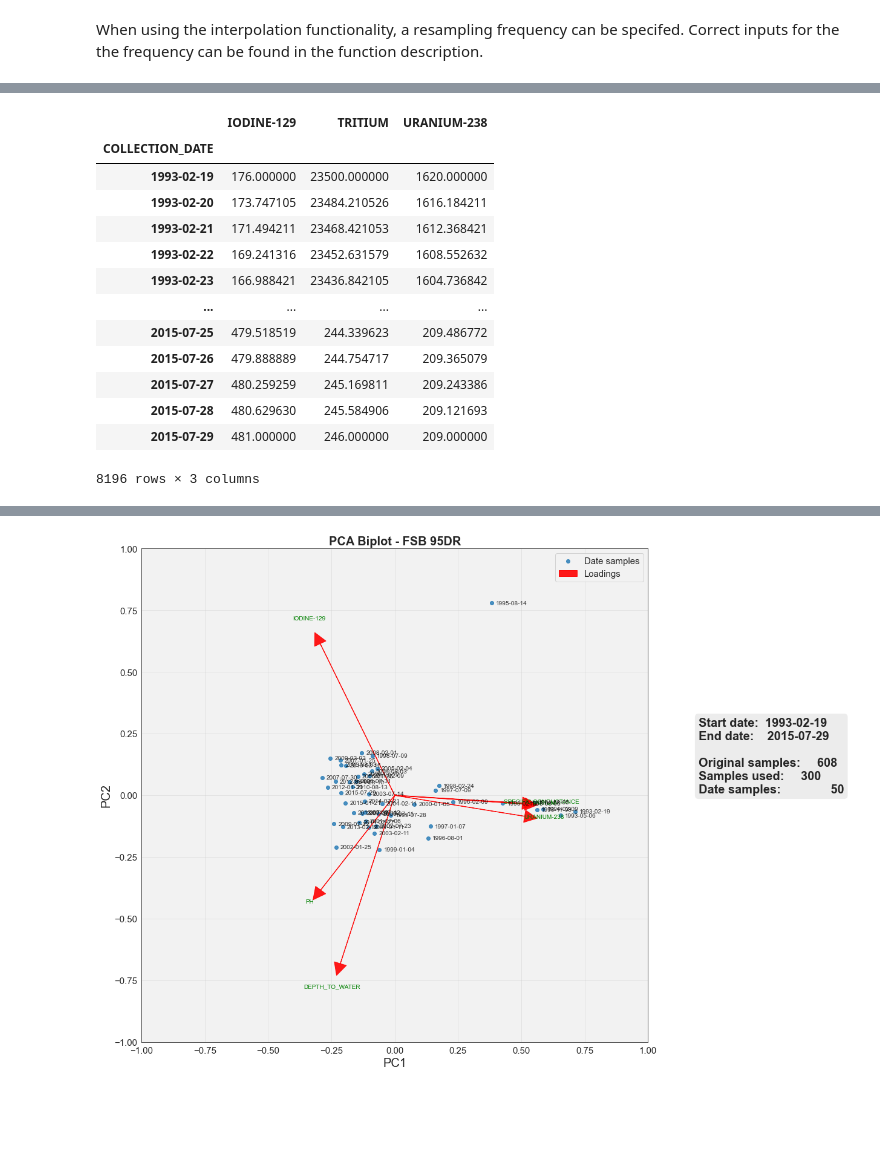
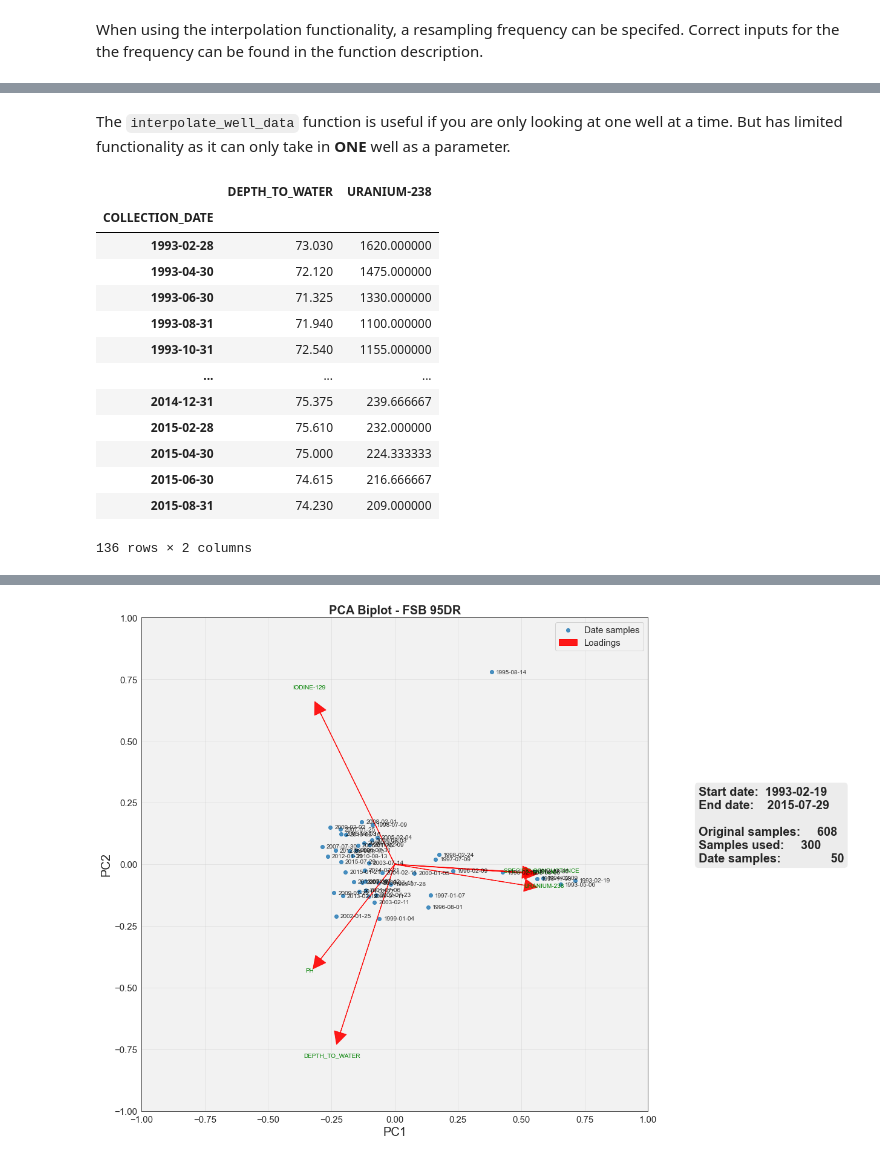
Before and after one commit to AurelienMeray/pylenm, a Jupyter notebook: demo/Guide - pyLEnM package.ipynb, the cells around one changed output, grey strips where cells are left out. Drawn from its saved outputs; the diff is of its cells as text; code cells hidden in the pictures; blank space fills up the shorter version.

Commit message:
updated interpolation function

```diff
--- a/demo/Guide - pyLEnM package.ipynb
+++ b/demo/Guide - pyLEnM package.ipynb
@@ -279,19 +331,21 @@ Parameters:
+# %% [markdown]
+The `interpolate_well_data` function is useful if you are only looking at one well at a time. But has limited functionality as it can only take in **ONE** well as a parameter.
 # %%
 pylenm.interpolate_well_data(well_name='FSB 95DR',
-                             analytes=['IODINE-129', 'TRITIUM', 'URANIUM-238'],
-                             frequency='D')
+                             analytes=['DEPTH_TO_WATER', 'URANIUM-238'],
+                             frequency='2M')
 # %% [output]
-|  | IODINE-129 | TRITIUM | URANIUM-238 |
-| COLLECTION_DATE |  |  |  |
-| 1993-02-19 | 176.000000 | 23500.000000 | 1620.000000 |
-| 1993-02-20 | 173.747105 | 23484.210526 | 1616.184211 |
-| 1993-02-21 | 171.494211 | 23468.421053 | 1612.368421 |
-| 1993-02-22 | 169.241316 | 23452.631579 | 1608.552632 |
-| 1993-02-23 | 166.988421 | 23436.842105 | 1604.736842 |
-| ... | ... | ... | ... |
-| 2015-07-25 | 479.518519 | 244.339623 | 209.486772 |
-| 2015-07-26 | 479.888889 | 244.754717 | 209.365079 |
-| 2015-07-27 | 480.259259 | 245.169811 | 209.243386 |
-| 2015-07-28 | 480.629630 | 245.584906 | 209.121693 |
-| 2015-07-29 | 481.000000 | 246.000000 | 209.000000 |
+|  | DEPTH_TO_WATER | URANIUM-238 |
+| COLLECTION_DATE |  |  |
+| 1993-02-28 | 73.030 | 1620.000000 |
+| 1993-04-30 | 72.120 | 1475.000000 |
+| 1993-06-30 | 71.325 | 1330.000000 |
+| 1993-08-31 | 71.940 | 1100.000000 |
+| 1993-10-31 | 72.540 | 1155.000000 |
+| ... | ... | ... |
+| 2014-12-31 | 75.375 | 239.666667 |
+| 2015-02-28 | 75.610 | 232.000000 |
+| 2015-04-30 | 75.000 | 224.333333 |
+| 2015-06-30 | 74.615 | 216.666667 |
+| 2015-08-31 | 74.230 | 209.000000 |
-8196 rows × 3 columns
+136 rows × 2 columns
```
Also changed, not shown: parts of 22 cells of this notebook, 3 other files.
